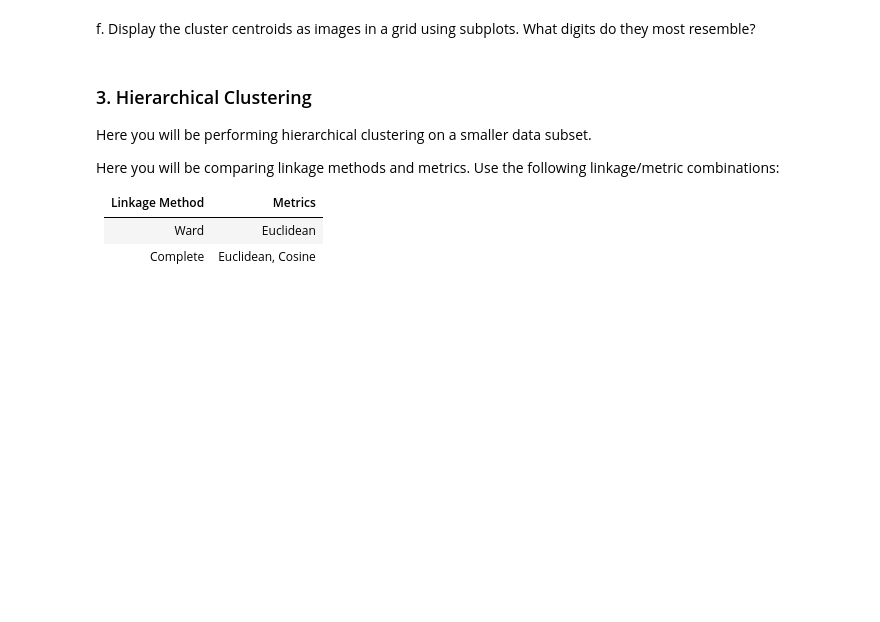
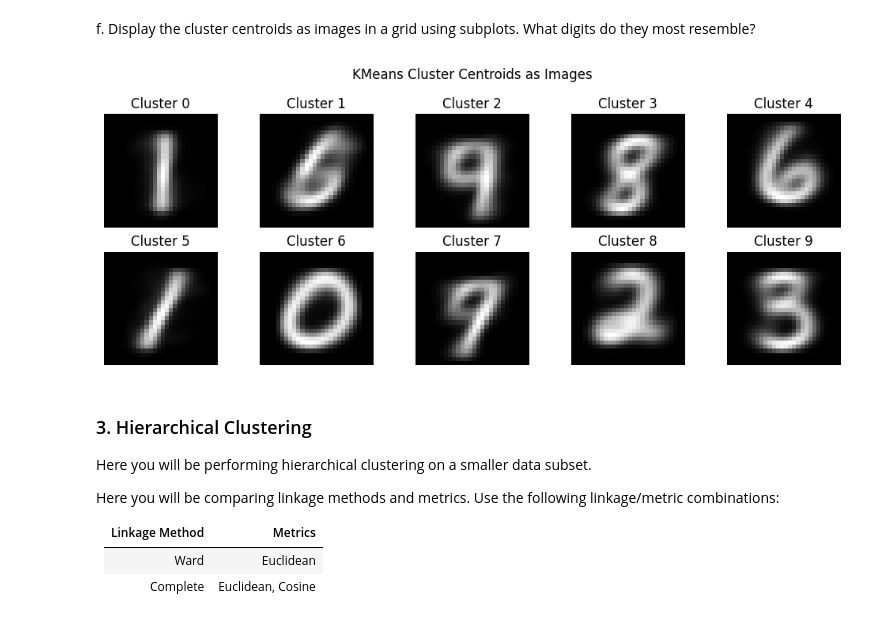
Before and after one commit to dsynderg/CS-180-assignments, a Jupyter notebook: 08_clustering.ipynb, the cells around one changed output. Saved outputs shown, nothing was run; the diff lists cells and outputs as text; code cells hidden in the pictures; blank space fills up the shorter version.

```diff
--- a/08_clustering.ipynb
+++ b/08_clustering.ipynb
@@ -96,5 +154,21 @@ e. Describe the fit. Does this align with your expectation? (Note: The specific
 # %% [markdown]
 f. Display the cluster centroids as images in a grid using subplots. What digits do they most resemble?
+# %%
+fig, axes = plt.subplots(2, 5, figsize=(10, 4))
+axes = axes.flatten()
+centroids = kmeans.cluster_centers_.reshape(10, 28, 28)
+
+for i in range(10):
+    axes[i].imshow(centroids[i], cmap='gray')
+    axes[i].set_title(f"Cluster {i}")
+    axes[i].axis('off')
+
+
+plt.suptitle("KMeans Cluster Centroids as Images")
+plt.tight_layout()
+plt.show()
+# %% [output]
+[figure, added]
 # %% [markdown]
 ### 3. Hierarchical Clustering
 Here you will be performing hierarchical clustering on a smaller data subset.
```
Also changed, not shown: parts of 24 cells of this notebook.
